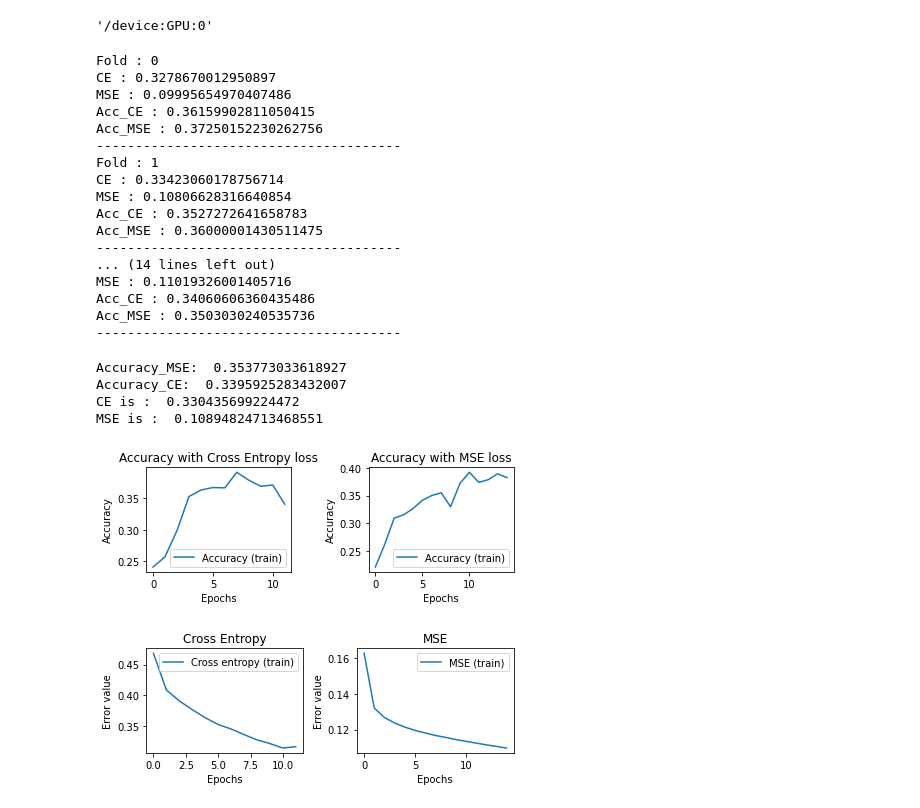
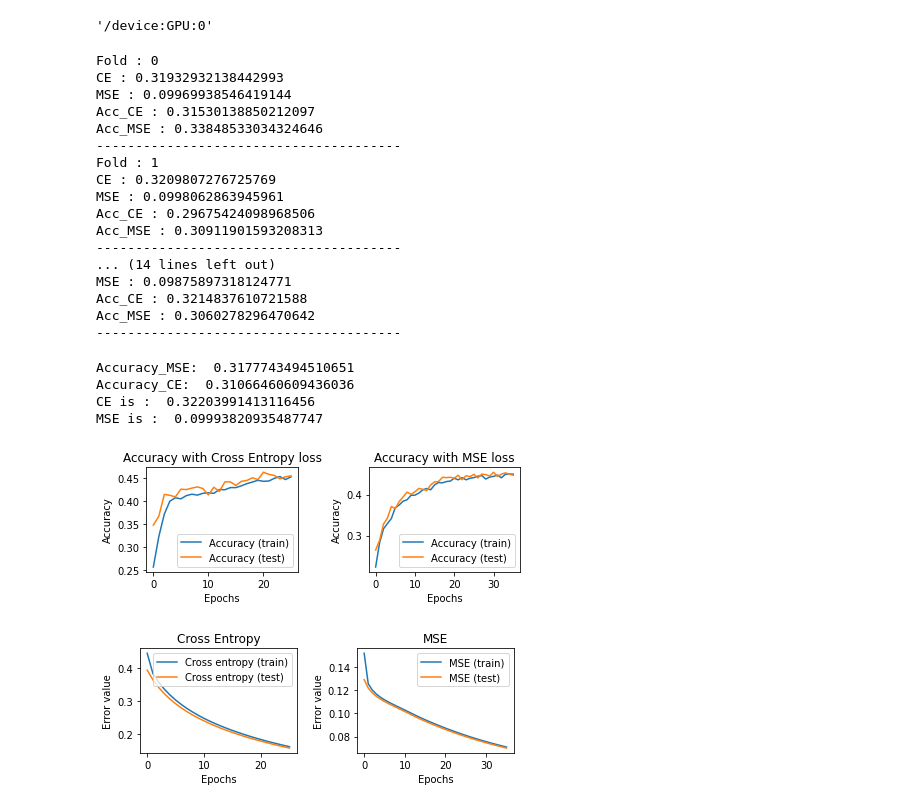
Before and after one commit to aggelospsiris/Text-classification-using-neural-networks, a Jupyter notebook: n_1_m_06_without_hidden.ipynb, the cells around one changed output. Drawn from its saved outputs; the diff is of its cells as text; code cells hidden in the pictures.

```diff
--- a/n_1_m_06_without_hidden.ipynb
+++ b/n_1_m_06_without_hidden.ipynb
@@ -93,14 +91,14 @@ for i, (train, test) in enumerate(kfold.split(X_train)):
     history_ce = model1.fit(X_train[train], Y_train_labels[train],
                             validation_data=(X_train[train], Y_train_labels[train]),
                             callbacks=[callback],
-                            epochs=40, batch_size=200, verbose=0)
+                            epochs=50, batch_size=50, verbose=0)
     loss_ce, accuracy_ce = model1.evaluate(X_train[test], Y_train_labels[test],verbose=0)
     #MSE
     model2=mse_model()
     history_mse = model2.fit(X_train[train], Y_train_labels[train],
                              validation_data=(X_train[train], Y_train_labels[train]),
                              callbacks=[callback],
-                             epochs=40, batch_size=200, verbose=0)
+                             epochs=50, batch_size=50, verbose=0)
     loss_mse, accuracy_mse = model2.evaluate(X_train[test], Y_train_labels[test],verbose=0)
 
     mse_loss.append(loss_mse)
@@ -116,21 +114,21 @@ for i, (train, test) in enumerate(kfold.split(X_train)):
     print("---------------------------------------")
 # %% [output]
 Fold : 0
-CE : 0.3278670012950897
-MSE : 0.09995654970407486
-Acc_CE : 0.36159902811050415
-Acc_MSE : 0.37250152230262756
+CE : 0.31932932138442993
+MSE : 0.09969938546419144
+Acc_CE : 0.31530138850212097
+Acc_MSE : 0.33848533034324646
 ---------------------------------------
 Fold : 1
-CE : 0.33423060178756714
-MSE : 0.10806628316640854
-Acc_CE : 0.3527272641658783
-Acc_MSE : 0.36000001430511475
+CE : 0.3209807276725769
+MSE : 0.0998062863945961
+Acc_CE : 0.29675424098968506
+Acc_MSE : 0.30911901593208313
 ---------------------------------------
 ... (14 lines left out)
-MSE : 0.11019326001405716
-Acc_CE : 0.34060606360435486
-Acc_MSE : 0.3503030240535736
+MSE : 0.09875897318124771
+Acc_CE : 0.3214837610721588
+Acc_MSE : 0.3060278296470642
 ---------------------------------------
 # %%
 #print the mean results
@@ -139,15 +137,16 @@ print("Accuracy_CE: ", np.mean(acc_ce))
 print("CE is : ", np.mean(ce_loss))
 print("MSE is : ", np.mean(mse_loss))
 # %% [output]
-Accuracy_MSE:  0.353773033618927
-Accuracy_CE:  0.3395925283432007
-CE is :  0.330435699224472
-MSE is :  0.10894824713468551
+Accuracy_MSE:  0.3177743494510651
+Accuracy_CE:  0.31066460609436036
+CE is :  0.32203991413116456
+MSE is :  0.09993820935487747
 # %%
 #Plots
 pyplot.figure(0)
 pyplot.subplot(2, 2, 1)
 pyplot.plot(history_ce.history['accuracy'], label='Accuracy (train)')
+pyplot.plot(history_ce.history['val_accuracy'], label='Accuracy (test)')
 pyplot.title("Accuracy with Cross Entropy loss")
 pyplot.ylabel("Accuracy")
 pyplot.xlabel("Epochs")
@@ -155,33 +154,35 @@ pyplot.legend()
 
 pyplot.subplot(2, 2, 2)
 pyplot.plot(history_mse.history['accuracy'], label='Accuracy (train)')
+pyplot.plot(history_mse.history['val_accuracy'], label='Accuracy (test)')
 pyplot.title("Accuracy with MSE loss")
 pyplot.ylabel("Accuracy")
 pyplot.xlabel("Epochs")
 pyplot.legend()
 pyplot.tight_layout()
 pyplot.show()
 
 
 # plot the cross entropy loss
 pyplot.figure(1)
 pyplot.subplot(2, 2, 1)
 pyplot.plot(history_ce.history['loss'], label='Cross entropy (train)')
+pyplot.plot(history_ce.history['val_loss'], label='Cross entropy (test)')
 pyplot.title('Cross Entropy')
 pyplot.xlabel('Epochs')
 pyplot.ylabel('Error value')
 pyplot.legend()
 
 # plot the mse loss
 pyplot.subplot(2, 2, 2)
 pyplot.plot(history_mse.history['loss'], label='MSE (train)')
-
+pyplot.plot(history_mse.history['val_loss'], label='MSE (test)')
 pyplot.title('MSE')
 pyplot.xlabel('Epochs')
 pyplot.ylabel('Error value')
 pyplot.legend()
 pyplot.tight_layout()
 pyplot.show()
 # %% [output]
-[figure, old version]
+[figure, new version]
-[figure, old version]
+[figure, new version]
```
Also changed, not shown: parts of 1 cell of this notebook.
